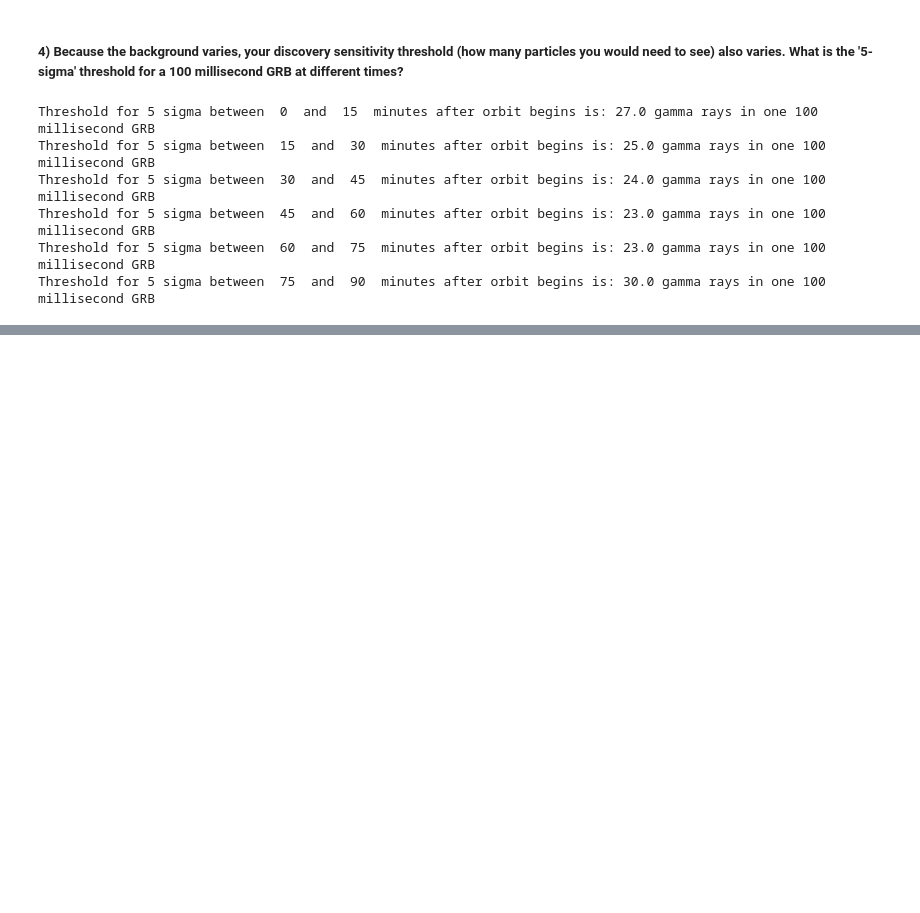
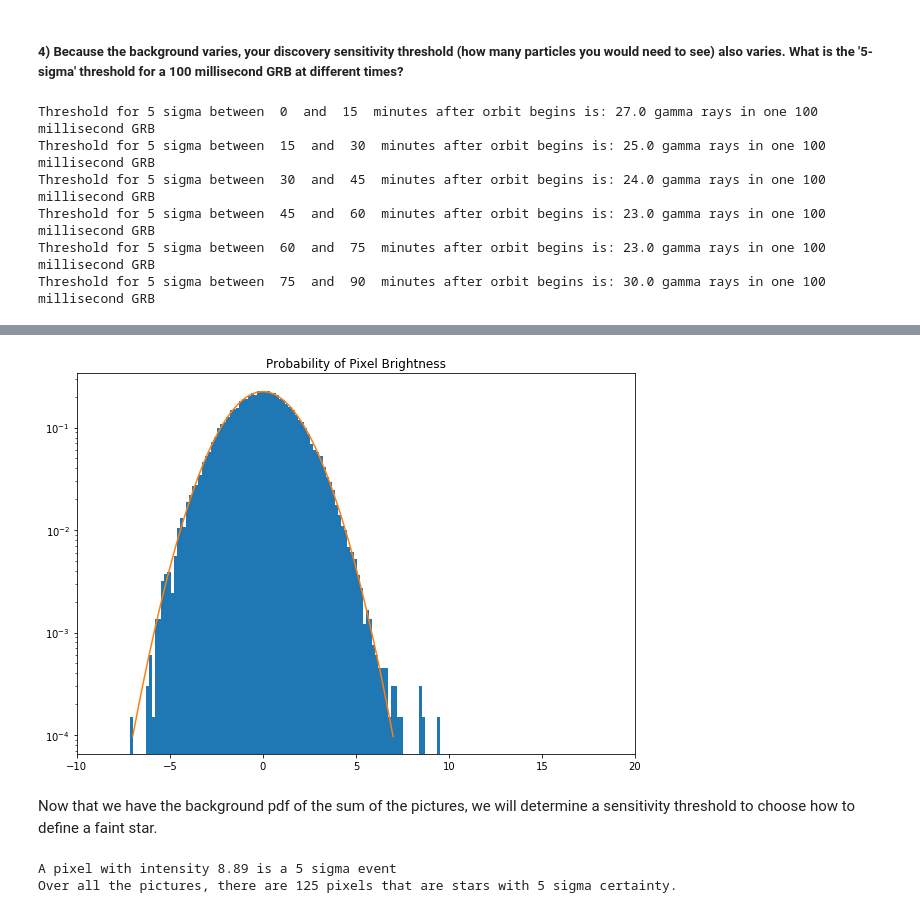
Before and after one commit to chkboris/Physics-434, a Jupyter notebook: Lab-4.ipynb, the cells around one changed output, grey strips where cells are left out. Drawn from its saved outputs; the diff is of its cells as text; code cells hidden in the pictures; blank space fills up the shorter version.

```diff
--- a/Lab-4.ipynb
+++ b/Lab-4.ipynb
@@ -173,0 +227,25 @@ In reality, The signal contamination at 330 degrees longitude is due to the Sout
+# %%
+sstrim.plot.hist(bins=100,density=True,size=7)
+x = np.linspace(-7,7,1000)
+pdf = stats.norm.pdf(x,loc=mean,scale=std)
+plt.plot(x,pdf)
+plt.title("Probability of Pixel Brightness")
+plt.xlim([-10,20])
+plt.yscale('log')
+plt.show()
+# %% [output]
+[figure, added]
+# %% [markdown]
+Now that we have the background pdf of the sum of the pictures, we will determine a sensitivity threshold to choose how to define a faint star.
+# %%
+def dt(th):
+    thprob = stats.norm.sf(th)
+    signal = stats.norm.isf(thprob, loc=mean, scale=std)
+    print(f"A pixel with intensity {signal:.2f} is a {th} sigma event")
+    n = stacksum.where(stacksum > signal).count().values
+    print(f"Over all the pictures, there are {n} pixels that are stars with {th} sigma certainty.")
+
+dt(5)
+# %% [output]
+A pixel with intensity 8.89 is a 5 sigma event
+Over all the pictures, there are 125 pixels that are stars with 5 sigma certainty.
```
Also changed, not shown: parts of 13 cells of this notebook.
